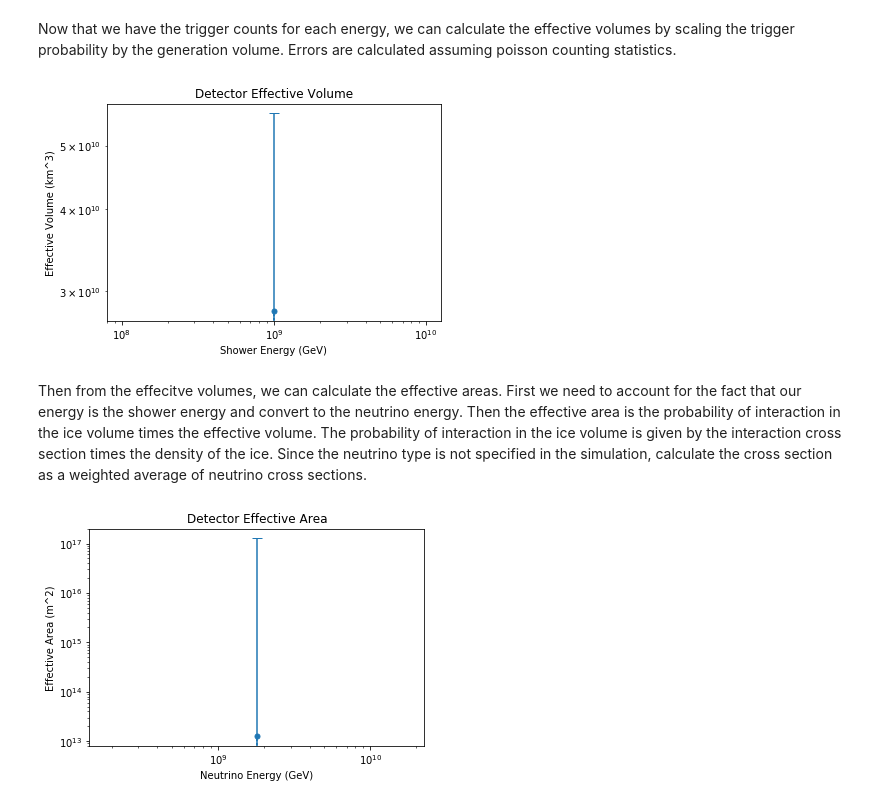
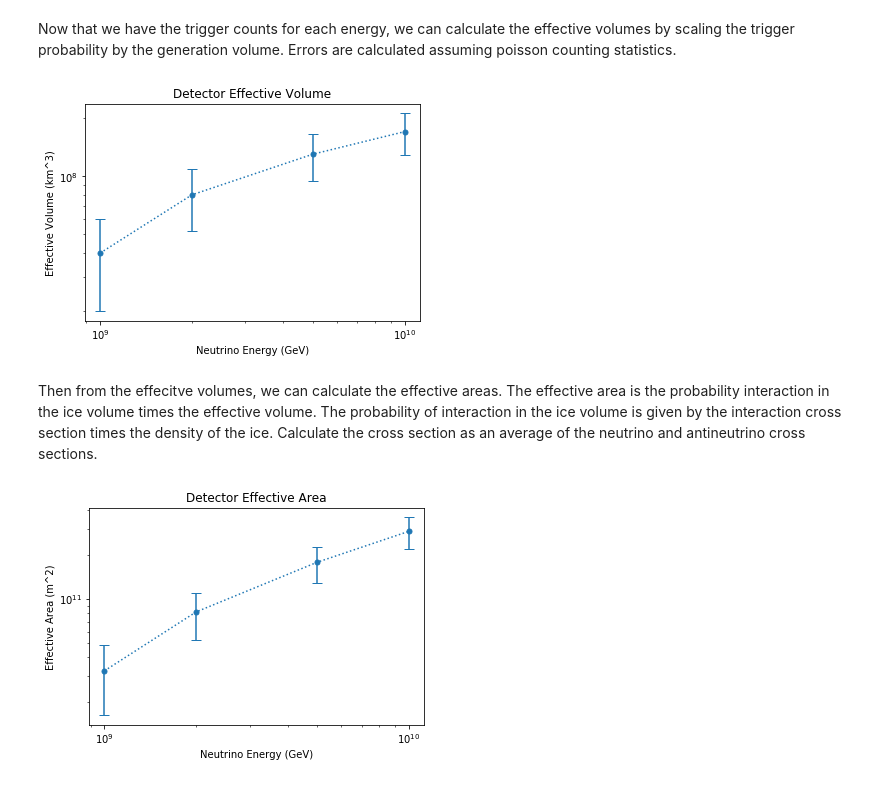
Before and after one commit to bhokansonfasig/pyrex, a Jupyter notebook: examples/Effective Area.ipynb, the cells around one changed output. Cells and saved outputs as stored; diff of their text form; code cells hidden in the pictures.

```diff
--- a/examples/Effective Area.ipynb
+++ b/examples/Effective Area.ipynb
@@ -16,6 +16,6 @@ First let's set the number of events that we will be throwing at each energy, an
 # %%
-n_events = 10
-energies = [1e8, 1e9, 1e10] # GeV
+n_events = 100
+energies = [1e9, 2e9, 5e9, 1e10] # GeV
 # %% [markdown]
 Next, set up the detector to be measured. Here we use a single standard ARA station.
 # %%
@@ -27,7 +27,6 @@ Now set up a neutrino generator for each energy. Let's scale the generation volu
 # %%
-dimensions = [2500, 5000, 10000]
-generators = [pyrex.ShadowGenerator(dx=2*dim, dy=2*dim, dz=2800, energy=energy)
-              for energy, dim in zip(energies, dimensions)]
+generators = [pyrex.ShadowGenerator(dx=1000, dy=1000, dz=1000, energy=energy)
+              for energy in energies]
 # %% [markdown]
 And then set up the event kernels for each energy. Let's use the ArasimIce class as our ice model since it calculates attenuations faster at the loss of some accuracy.
 # %%
@@ -66,21 +76,21 @@ Done
 # %% [markdown]
 Now that we have the trigger counts for each energy, we can calculate the effective volumes by scaling the trigger probability by the generation volume. Errors are calculated assuming poisson counting statistics.
 # %%
-generation_volumes = np.array([(2*dim)*(2*dim)*2800 for dim in dimensions])
+generation_volumes = np.ones(4)*1000*1000*1000
 effective_volumes = triggers / n_events * generation_volumes
 volume_errors = np.sqrt(triggers) / n_events * generation_volumes
 # %%
 plt.errorbar(energies, effective_volumes, yerr=volume_errors,
              marker="o", markersize=5, linestyle=":", capsize=5)
 ax = plt.gca()
 ax.set_xscale("log")
 ax.set_yscale("log")
 plt.title("Detector Effective Volume")
-plt.xlabel("Shower Energy (GeV)")
+plt.xlabel("Neutrino Energy (GeV)")
 plt.ylabel("Effective Volume (km^3)")
 plt.show()
 # %% [output]
-[figure, old version]
+[figure, new version]
 # %% [markdown]
-Then from the effecitve volumes, we can calculate the effective areas. First we need to account for the fact that our energy is the shower energy and convert to the neutrino energy. Then the effective area is the probability of interaction in the ice volume times the effective volume. The probability of interaction in the ice volume is given by the interaction cross section times the density of the ice. Since the neutrino type is not specified in the simulation, calculate the cross section as a weighted average of neutrino cross sections.
+Then from the effecitve volumes, we can calculate the effective areas. The effective area is the probability interaction in the ice volume times the effective volume. The probability of interaction in the ice volume is given by the interaction cross section times the density of the ice. Calculate the cross section as an average of the neutrino and antineutrino cross sections.
 # %%
@@ -97,5 +110,5 @@ area_errors = 6.022e23 * ice_density * cross_sections * volume_errors
 # %%
-plt.errorbar(nu_energies, effective_areas, area_errors,
+plt.errorbar(energies, effective_areas, yerr=area_errors,
              marker="o", markersize=5, linestyle=":", capsize=5)
 ax = plt.gca()
 ax.set_xscale("log")
@@ -105,4 +118,4 @@ plt.xlabel("Neutrino Energy (GeV)")
 plt.ylabel("Effective Area (m^2)")
 plt.show()
 # %% [output]
-[figure, old version]
+[figure, new version]
```
Also changed, not shown: parts of 5 cells of this notebook, 5 other files.
